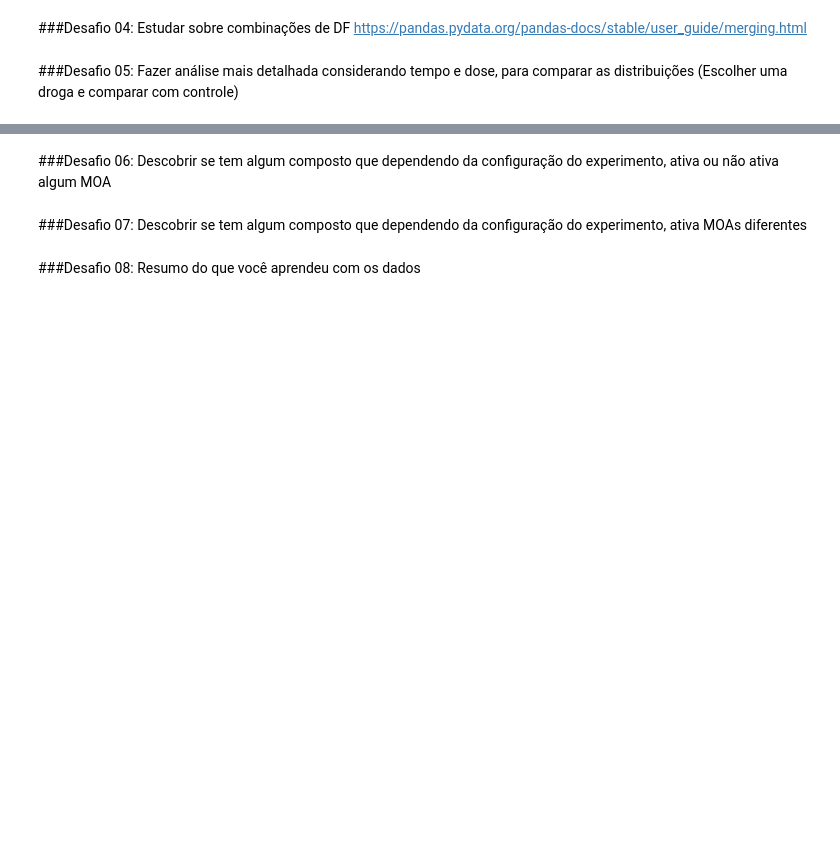
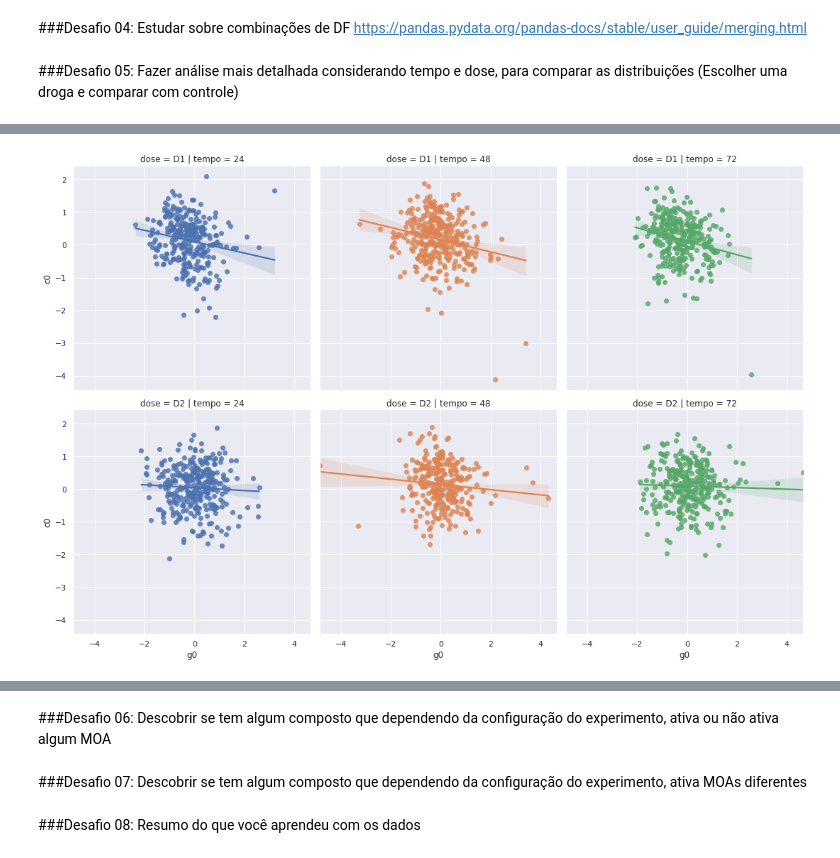
Before and after one commit to silva-felipe/Imersao_dados_alura, a Jupyter notebook: Aula04(desafios)_imersao_dados.ipynb, the cells around one changed output, grey strips where cells are left out. Saved outputs shown, nothing was run; the diff lists cells and outputs as text; code cells hidden in the pictures; blank space fills up the shorter version.

```diff
--- a/Aula04(desafios)_imersao_dados.ipynb
+++ b/Aula04(desafios)_imersao_dados.ipynb
@@ -177,2 +234,6 @@ plt.show()
 # %% [markdown]
 ###Desafio 03: Criar três colunas para indicar o tempo 24, 48, 72
+# %%
+dados_combinados['24h'] = (dados['tempo'] == '24').astype('int')
+dados_combinados.loc[dados_combinados['24h'] == 0, '24h'] = 'X'
+dados_combinados.loc[dados_combinados['24h'] != 0, '24h'] = 'O'
@@ -178,0 +250,4 @@ plt.show()
+# %%
+dados_combinados['48h'] = (dados['tempo'] == '48').astype('int')
+dados_combinados.loc[dados_combinados['48h'] == 0, '48h'] = 'X'
+dados_combinados.loc[dados_combinados['48h'] != 0, '48h'] = 'O'
@@ -178,0 +264,4 @@ plt.show()
+# %%
+dados_combinados['72h'] = (dados['tempo'] == '72').astype('int')
+dados_combinados.loc[dados_combinados['72h'] == 0, '72h'] = 'X'
+dados_combinados.loc[dados_combinados['72h'] != 0, '72h'] = 'O'
@@ -182,0 +287,3 @@ plt.show()
+# %%
+droga_mais = dados_combinados.query('droga in @composto_principal')
+droga_mais.head()
@@ -182,0 +298,5 @@ plt.show()
+# %%
+ax = sns.lmplot(x='g0', y='c0', col= 'tempo', row='dose', data=droga_mais, hue='tempo')
+plt.show()
+# %% [output]
+[figure, added]
```
Also changed, not shown: parts of 13 cells of this notebook.
